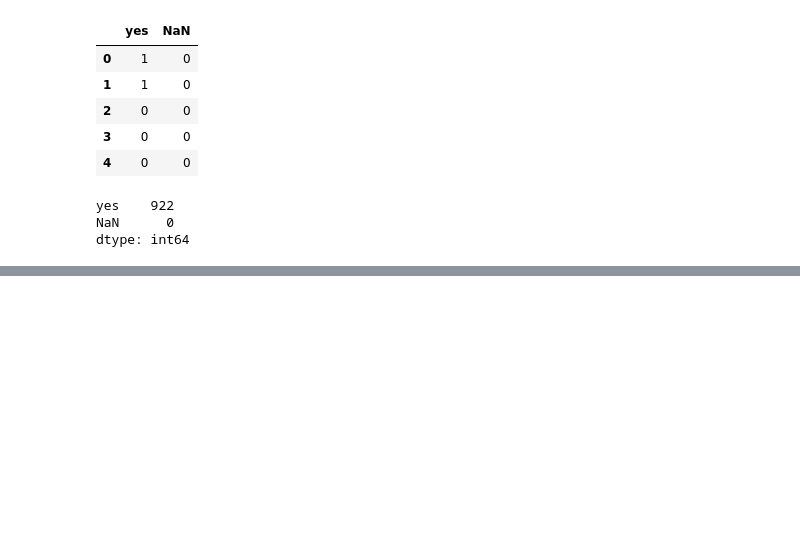
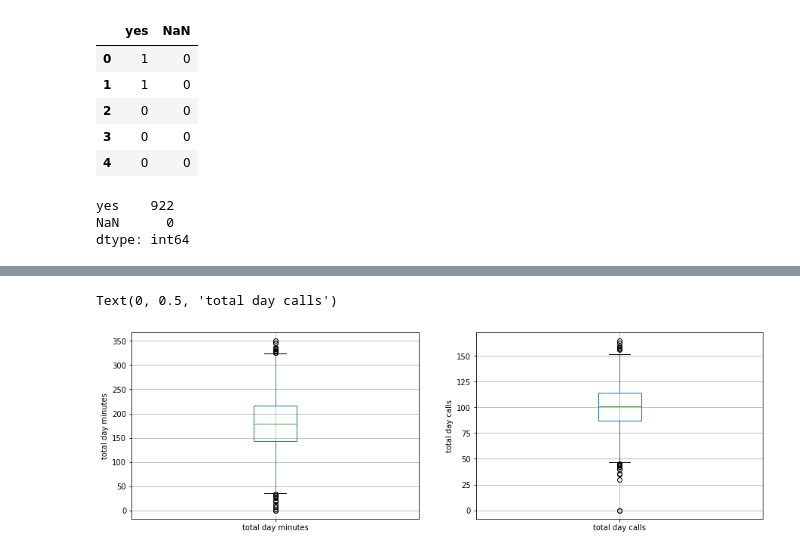
Before and after one commit to NicholasKIRUI/Moringa-Data-Science-Course-Phase-3-Project, a Jupyter notebook: index.ipynb, the cells around one changed output, grey strips where cells are left out. Drawn from its saved outputs; the diff is of its cells as text; code cells hidden in the pictures; blank space fills up the shorter version.

```diff
--- a/index.ipynb
+++ b/index.ipynb
@@ -472,0 +607,18 @@ dtype: int64
+# %%
+# draw boxplots to visualize outliers
+
+plt.figure(figsize=(15,10))
+
+plt.subplot(2, 2, 3)
+fig = df.boxplot(column='total day minutes')
+fig.set_title('')
+fig.set_ylabel('total day minutes')
+
+
+plt.subplot(2, 2, 4)
+fig = df.boxplot(column='total day calls')
+fig.set_title('')
+fig.set_ylabel('total day calls')
+# %% [output]
+Text(0, 0.5, 'total day calls')
+[figure, added]
```
Also changed, not shown: parts of 36 cells of this notebook.
